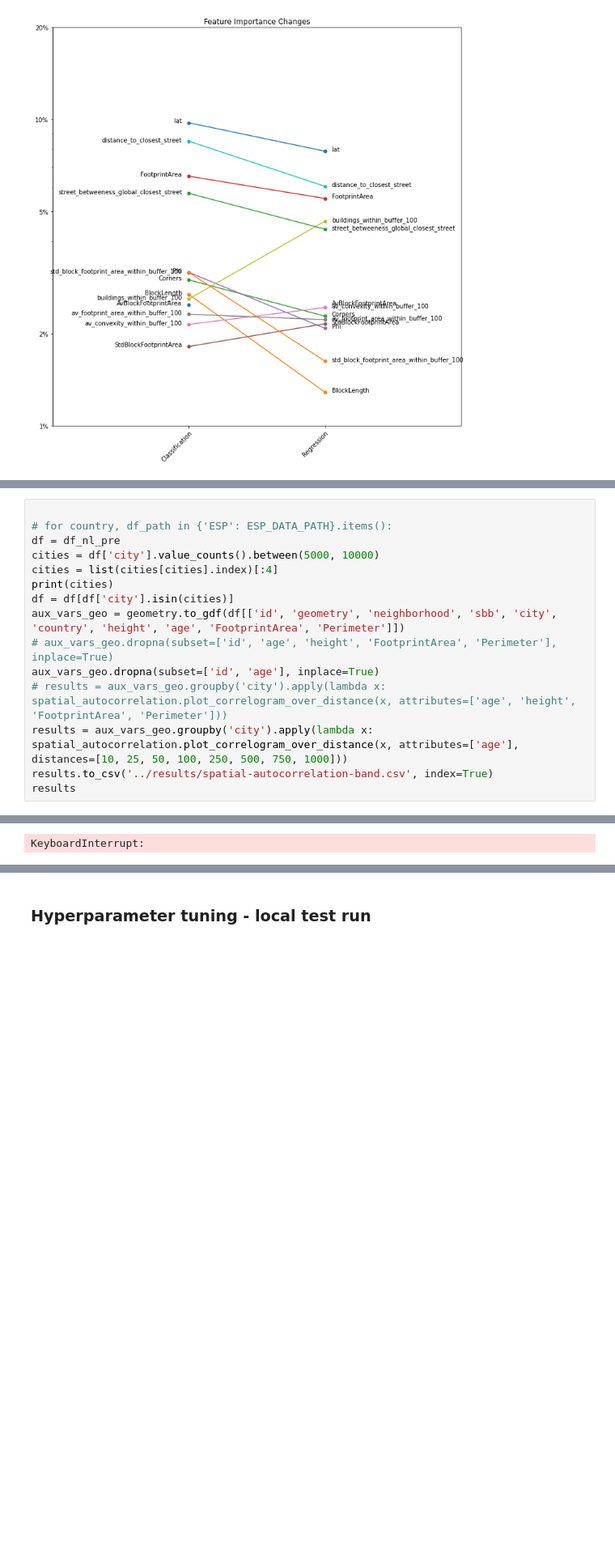
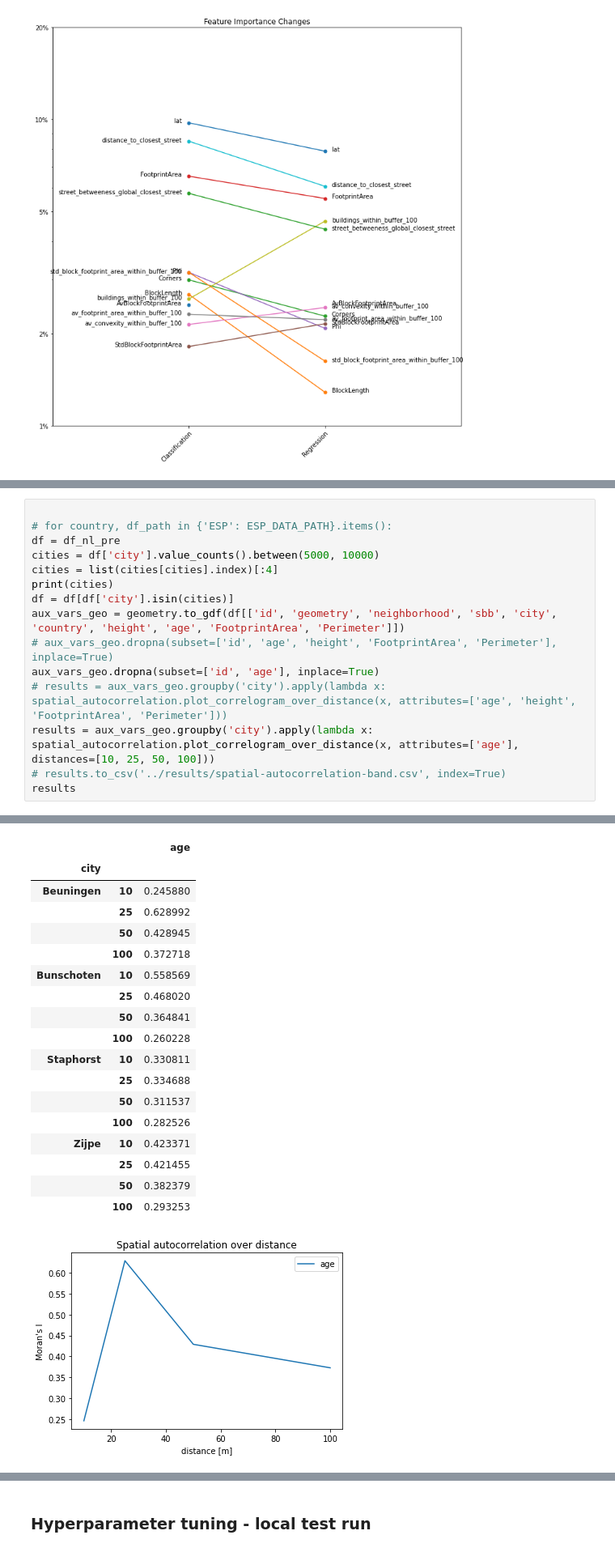
Before and after one commit to ai4up/ufo-prediction, a Jupyter notebook: notebooks/v0_1_prediction.ipynb, the cells around one changed output, grey strips where cells are left out. Shown at 81% size. Saved outputs shown, nothing was run; the diff lists cells and outputs as text; blank space fills up the shorter version.

```diff
--- a/notebooks/v0_1_prediction.ipynb
+++ b/notebooks/v0_1_prediction.ipynb
@@ -335,7 +375,7 @@ aux_vars_geo = geometry.to_gdf(df[['id', 'geometry', 'neighborhood', 'sbb', 'cit
 # aux_vars_geo.dropna(subset=['id', 'age', 'height', 'FootprintArea', 'Perimeter'], inplace=True)
 aux_vars_geo.dropna(subset=['id', 'age'], inplace=True)
 # results = aux_vars_geo.groupby('city').apply(lambda x: spatial_autocorrelation.plot_correlogram_over_distance(x, attributes=['age', 'height', 'FootprintArea', 'Perimeter']))
-results = aux_vars_geo.groupby('city').apply(lambda x: spatial_autocorrelation.plot_correlogram_over_distance(x, attributes=['age'], distances=[10, 25, 50, 100, 250, 500, 750, 1000]))
-results.to_csv('../results/spatial-autocorrelation-band.csv', index=True)
+results = aux_vars_geo.groupby('city').apply(lambda x: spatial_autocorrelation.plot_correlogram_over_distance(x, attributes=['age'], distances=[10, 25, 50, 100]))
+# results.to_csv('../results/spatial-autocorrelation-band.csv', index=True)
 results
 # %% [output]
@@ -343,5 +383,23 @@ results
 ['Staphorst', 'Bunschoten', 'Zijpe', 'Beuningen']
 A value is trying to be set on a copy of a slice from a DataFrame
 
 See the caveats in the documentation: https://pandas.pydata.org/pandas-docs/stable/user_guide/indexing.html#returning-a-view-versus-a-copy
-KeyboardInterrupt:
+|  |  | age |
+| city |  |  |
+| Beuningen | 10 | 0.245880 |
+|  | 25 | 0.628992 |
+|  | 50 | 0.428945 |
+|  | 100 | 0.372718 |
+| Bunschoten | 10 | 0.558569 |
+|  | 25 | 0.468020 |
+|  | 50 | 0.364841 |
+|  | 100 | 0.260228 |
+| Staphorst | 10 | 0.330811 |
+|  | 25 | 0.334688 |
+|  | 50 | 0.311537 |
+|  | 100 | 0.282526 |
+| Zijpe | 10 | 0.423371 |
+|  | 25 | 0.421455 |
+|  | 50 | 0.382379 |
+|  | 100 | 0.293253 |
+[figure, added]
```
Also changed, not shown: parts of 52 cells of this notebook, 32 other files.
